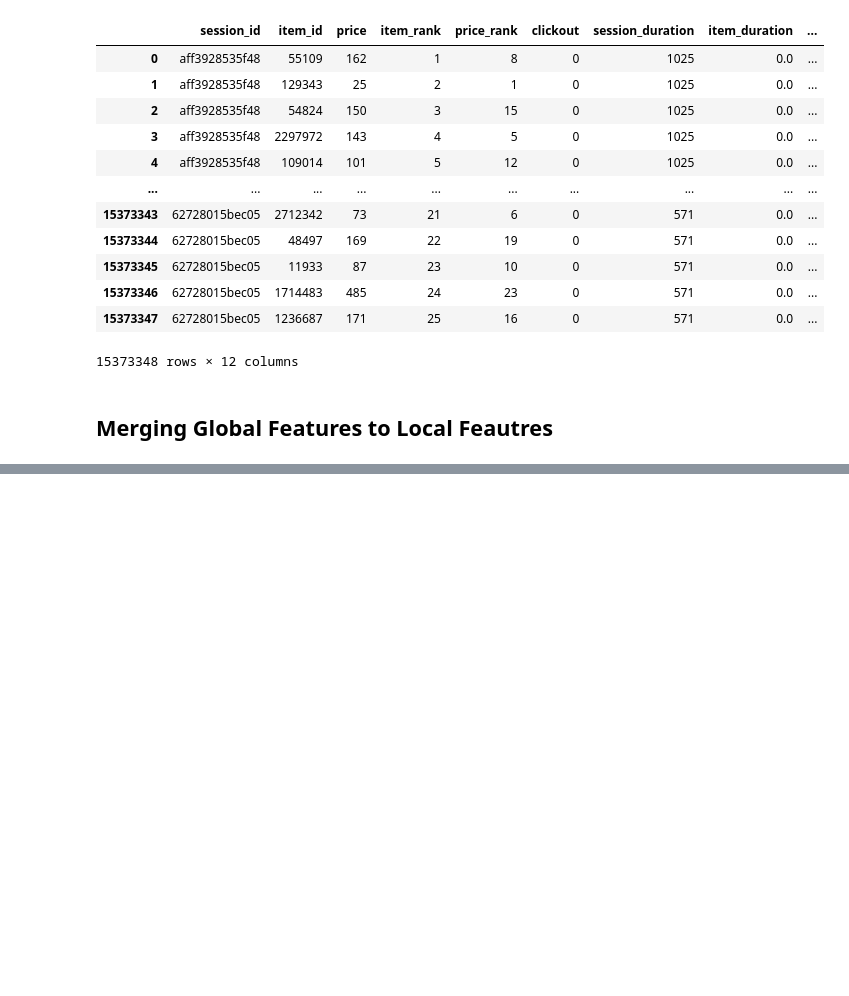
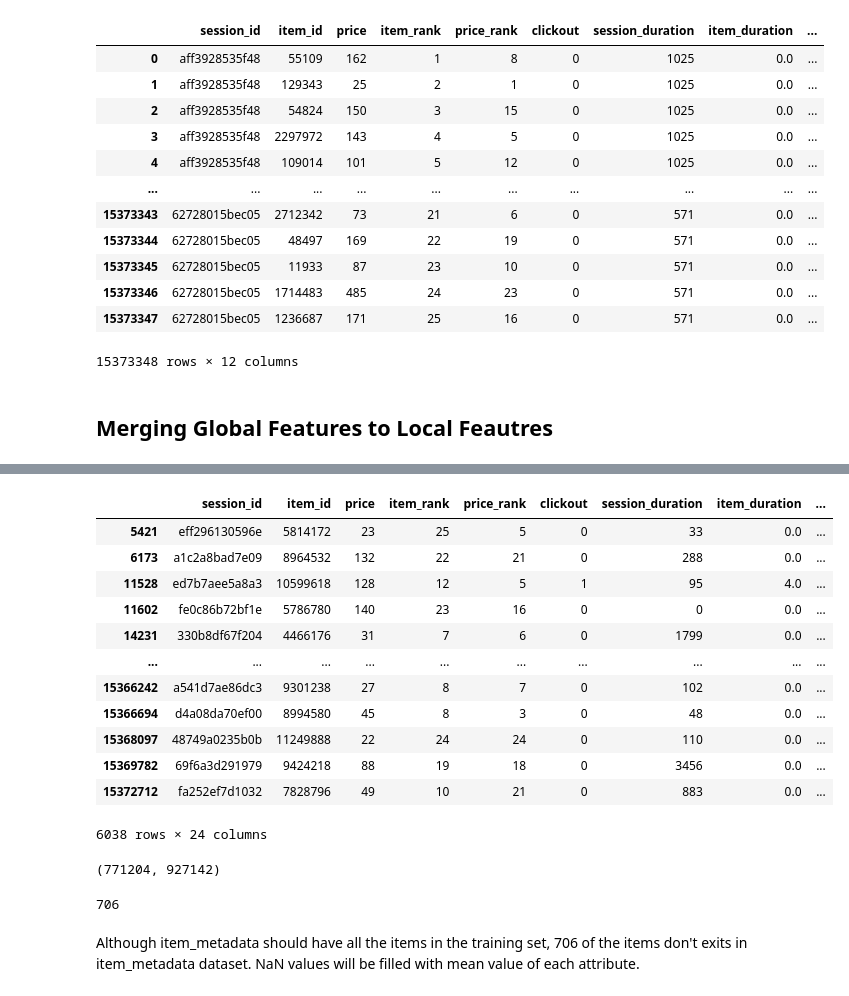
Before and after one commit to ZeyadSabbah/TrivagoRecommenderSystem, a Jupyter notebook: TrivagoFeatureEngineering.ipynb, the cells around one changed output, grey strips where cells are left out. Cells and saved outputs as stored; diff of their text form; code cells hidden in the pictures; blank space fills up the shorter version.

Commit message:
TrainData is ready (without properties)

```diff
--- a/TrivagoFeatureEngineering.ipynb
+++ b/TrivagoFeatureEngineering.ipynb
@@ -994,6 +994,6 @@ LocalPath = '/content/drive/My Drive/Trivago/Datasets/clean_data/item_local.csv'
 GlobalData = pd.read_csv(GlobalPath)
 LocalData = pd.read_csv(LocalPath)
 
-TrainData = GlobalData.merge(LocalData, on='item_id', how='left')
+TrainData = LocalData.merge(GlobalData, on='item_id', how='left')
 TrainData
 # %% [output]
@@ -1012,0 +1013,26 @@ TrainData
+# %%
+TrainData[TrainData.properties.isnull()]
+# %% [output]
+|  | session_id | item_id | price | item_rank | price_rank | clickout | session_duration | item_duration | ... |
+| 5421 | eff296130596e | 5814172 | 23 | 25 | 5 | 0 | 33 | 0.0 | ... |
+| 6173 | a1c2a8bad7e09 | 8964532 | 132 | 22 | 21 | 0 | 288 | 0.0 | ... |
+| 11528 | ed7b7aee5a8a3 | 10599618 | 128 | 12 | 5 | 1 | 95 | 4.0 | ... |
+| 11602 | fe0c86b72bf1e | 5786780 | 140 | 23 | 16 | 0 | 0 | 0.0 | ... |
+| 14231 | 330b8df67f204 | 4466176 | 31 | 7 | 6 | 0 | 1799 | 0.0 | ... |
+| ... | ... | ... | ... | ... | ... | ... | ... | ... | ... |
+| 15366242 | a541d7ae86dc3 | 9301238 | 27 | 8 | 7 | 0 | 102 | 0.0 | ... |
+| 15366694 | d4a08da70ef00 | 8994580 | 45 | 8 | 3 | 0 | 48 | 0.0 | ... |
+| 15368097 | 48749a0235b0b | 11249888 | 22 | 24 | 24 | 0 | 110 | 0.0 | ... |
+| 15369782 | 69f6a3d291979 | 9424218 | 88 | 19 | 18 | 0 | 3456 | 0.0 | ... |
+| 15372712 | fa252ef7d1032 | 7828796 | 49 | 10 | 21 | 0 | 883 | 0.0 | ... |
+6038 rows × 24 columns
+# %%
+TrainData.item_id.nunique(), item_metadata.item_id.nunique()
+# %% [output]
+(771204, 927142)
+# %%
+len(set(TrainData.item_id.unique()) - set(item_metadata.item_id.unique()))
+# %% [output]
+706
+# %% [markdown]
+Although item_metadata should have all the items in the training set, 706 of the items don't exits in item_metadata dataset. NaN values will be filled with mean value of each attribute.
```
Also changed, not shown: parts of 10 cells of this notebook.
